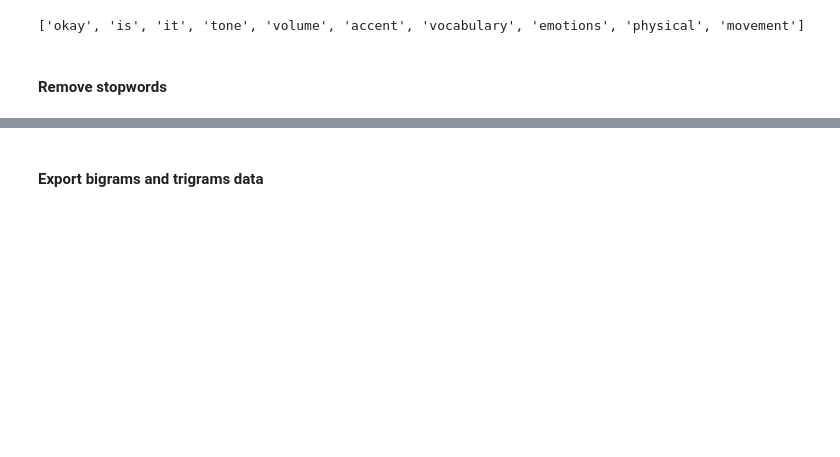
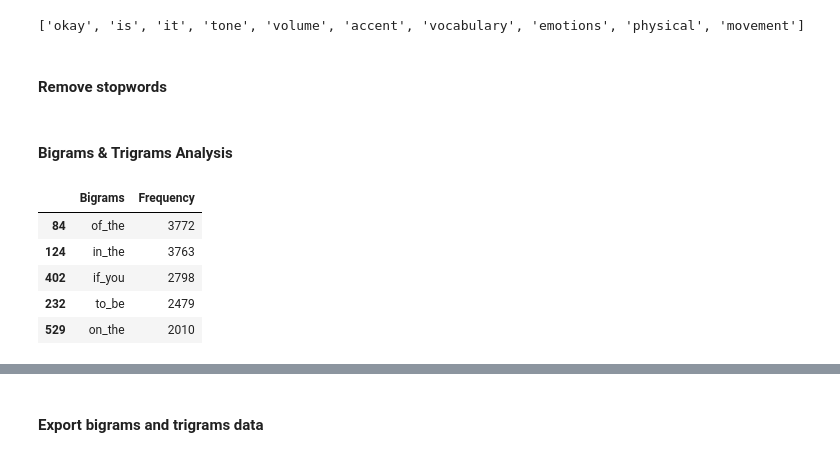
Before and after one commit to Leslieyuan988/Automatic-Classification-for-Cognitive-Engagement-in-Reddit-Discussion-Forums-using-Natural-Language, a Jupyter notebook: data_preprocessing.ipynb, the cells around one changed output, grey strips where cells are left out. Saved outputs shown, nothing was run; the diff lists cells and outputs as text; code cells hidden in the pictures; blank space fills up the shorter version.

```diff
--- a/data_preprocessing.ipynb
+++ b/data_preprocessing.ipynb
@@ -353,3 +362,21 @@ data_words_nostops = remove_stopwords(data_words)
 # %%
 data_words_bigrams = make_bigrams(data_words_nostops)
 data_words_trigrams = make_trigrams(data_words_nostops)
+# %% [markdown]
+#### Bigrams & Trigrams Analysis
+# %%
+bigram2_dict={}
+for ngrams, count in list(bigram.vocab.items()):
+    unicode_ngrams = ngrams
+    if '_' in unicode_ngrams:
+        bigram2_dict[unicode_ngrams] = count
+
+bigram2_df = pd.DataFrame(bigram2_dict.items(), columns=['Bigrams', 'Frequency']).sort_values(by="Frequency", ascending=False)
+bigram2_df.head()
+# %% [output]
+|  | Bigrams | Frequency |
+| 84 | of_the | 3772 |
+| 124 | in_the | 3763 |
+| 402 | if_you | 2798 |
+| 232 | to_be | 2479 |
+| 529 | on_the | 2010 |
```
Also changed, not shown: parts of 18 cells of this notebook.
